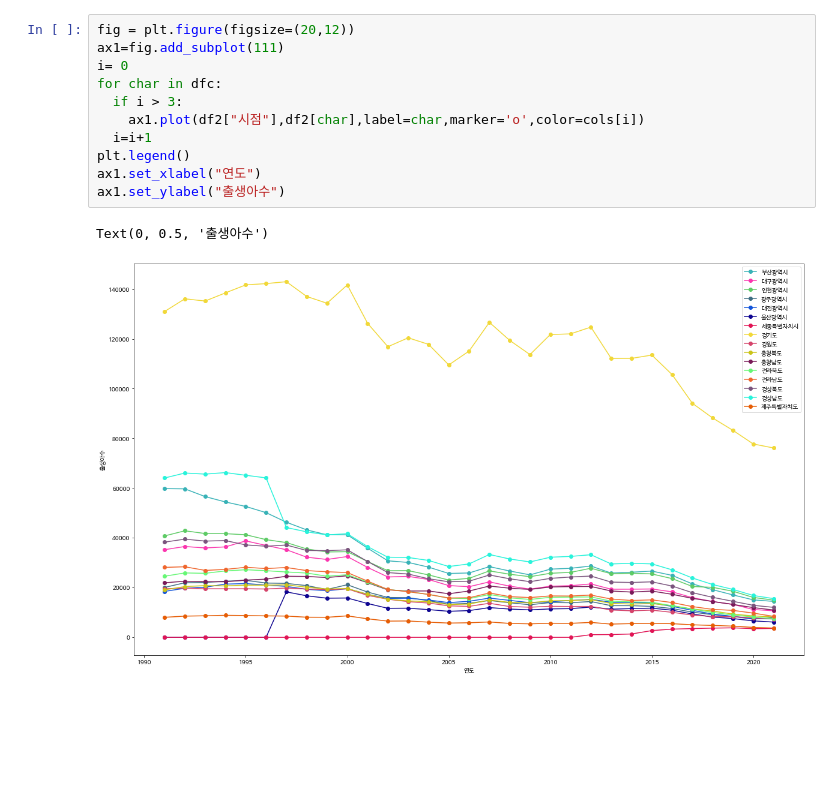
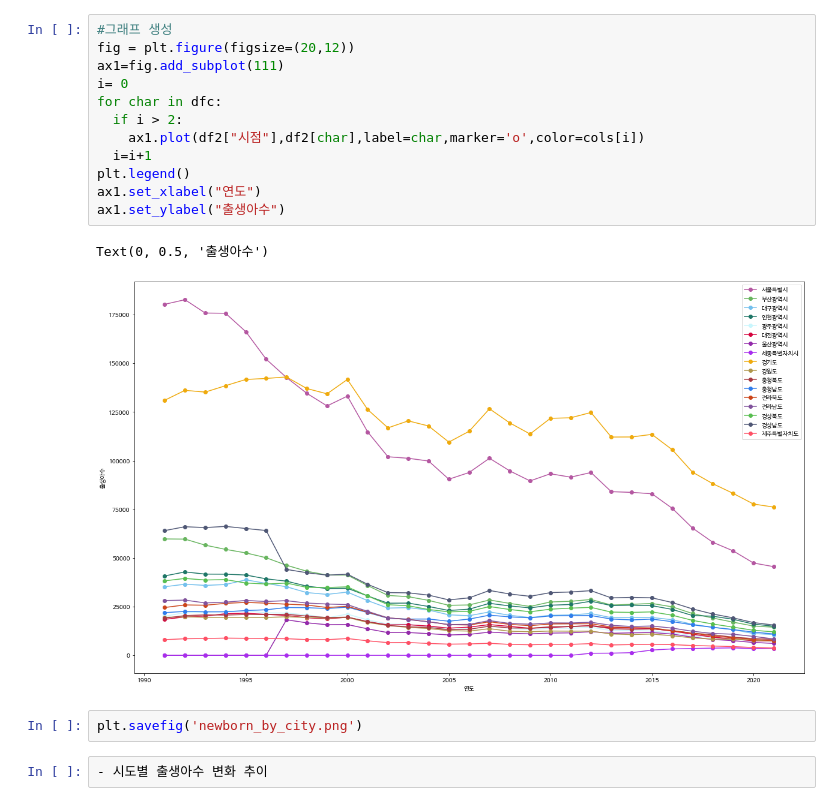
Before and after one commit to seyeon-shijuan/birth-rate-to-universities-visualization, a Jupyter notebook: notebook/individual_notebooks/SeYoung_birth_num.ipynb, the cells around one changed output. Drawn from its saved outputs; the diff is of its cells as text; blank space fills up the shorter version.

```diff
--- a/notebook/individual_notebooks/SeYoung_birth_num.ipynb
+++ b/notebook/individual_notebooks/SeYoung_birth_num.ipynb
@@ -173,14 +112,19 @@ Name: 0, dtype: object
 # %%
+#그래프 생성
 fig = plt.figure(figsize=(20,12))
 ax1=fig.add_subplot(111)
 i= 0
 for char in dfc:
-  if i > 3:
+  if i > 2:
     ax1.plot(df2["시점"],df2[char],label=char,marker='o',color=cols[i])
   i=i+1
 plt.legend()
 ax1.set_xlabel("연도")
 ax1.set_ylabel("출생아수")
 # %% [output]
 Text(0, 0.5, '출생아수')
-[figure, old version]
+[figure, new version]
+# %%
+plt.savefig('newborn_by_city.png')
+# %%
+- 시도별 출생아수 변화 추이
```
Also changed, not shown: parts of 20 cells of this notebook.
